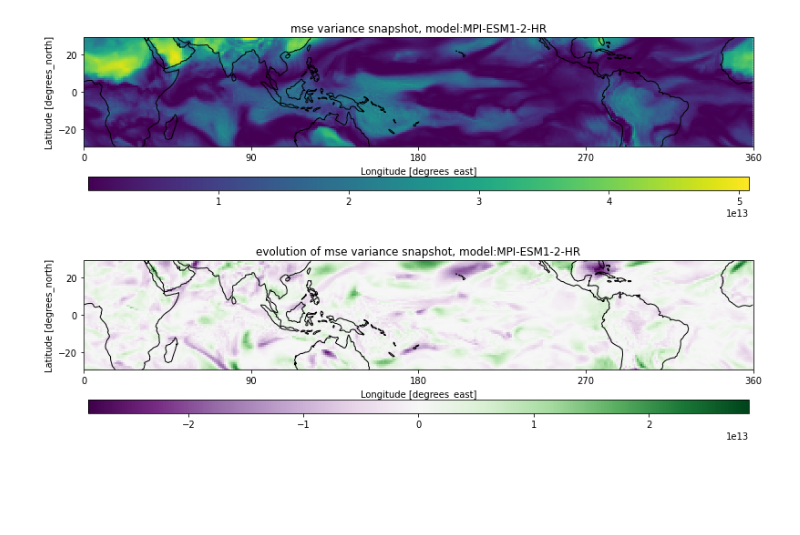
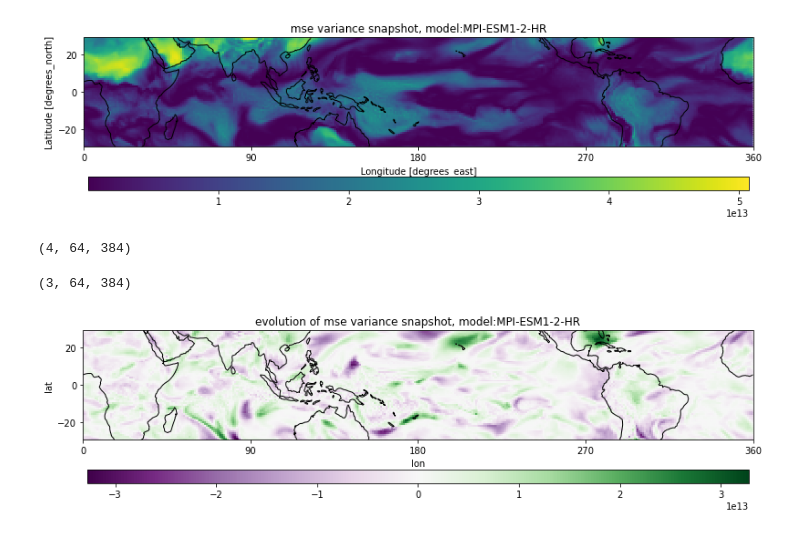
Before and after one commit to PBlackberg/phd, a Jupyter notebook: cmip6_scripts/cmip6_metrics/mse_example.ipynb, the cells around one changed output. Cells and saved outputs as stored; diff of their text form; code cells hidden in the pictures; blank space fills up the shorter version.

```diff
--- a/cmip6_scripts/cmip6_metrics/mse_example.ipynb
+++ b/cmip6_scripts/cmip6_metrics/mse_example.ipynb
@@ -140,3 +135,3 @@ mse_mean = (c_p*T + gz + L_v*q).mean(dim='plev', keep_attrs=True).mean(dim=('lat
 # %%
-mse_anom = mse - mse_mean
+mse_anom = mse_vInt - mse_mean
 # %%
@@ -146,3 +141,3 @@ plot_snapshot(mse_anom, 'PRGn', 'mse anomaly', model)
 # %%
-mse_var = (mse - mse_mean)**2
+mse_var = mse_anom**2
 # %%
@@ -163,4 +157,20 @@ dmse = mse2_var - mse_var
+# %%
+np.shape(mse_var)
+# %% [output]
+(4, 64, 384)
+# %%
+dmse = mse_var.isel(time=slice(1,4)).data-mse_var.isel(time=slice(0,3)).data
+np.shape(dmse)
+# %% [output]
+(3, 64, 384)
+# %%
+dmse = xr.DataArray(
+    data=dmse,
+    dims=['time', 'lat', 'lon'],
+    coords={'time': mse_var.time.data[0:len(mse_var)-1], 'lat': mse_var.lat.data, 'lon': mse_var.lon.data},
+    attrs={'units':''}
+    )
 # %%
-plot_snapshot(dmse, 'PRGn', 'evolution of mse variance', model)
+myPlots.plot_snapshot(dmse[0], 'PRGn', 'evolution of mse variance', model)
 # %% [output]
-[figure, old version]
+[figure, new version]
```
Also changed, not shown: parts of 23 cells of this notebook, 11 other files.
